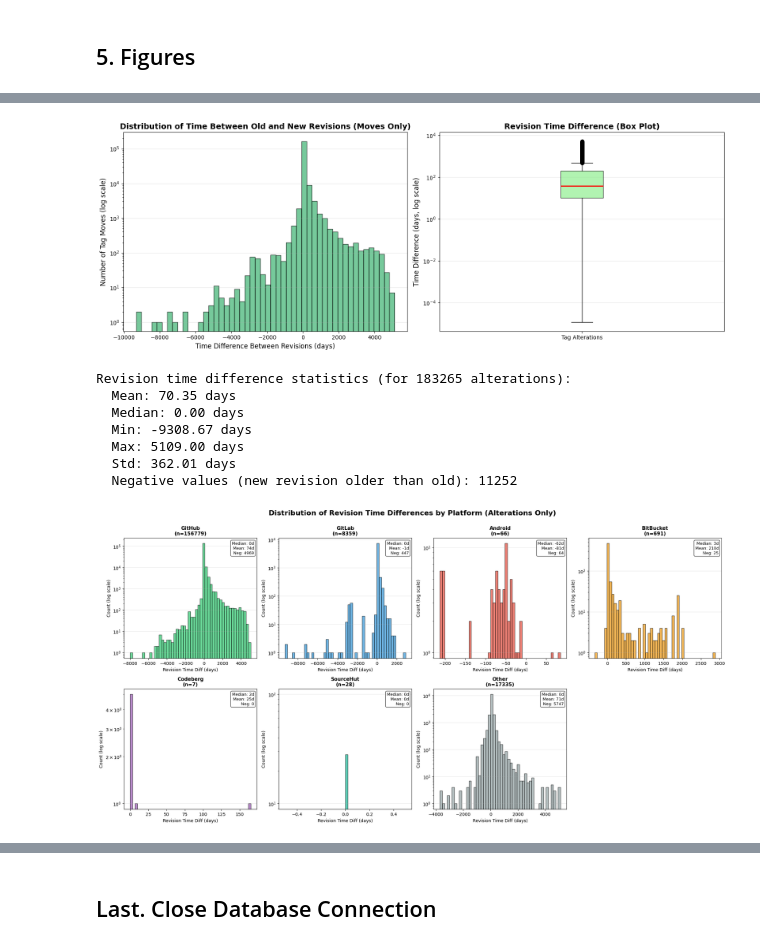
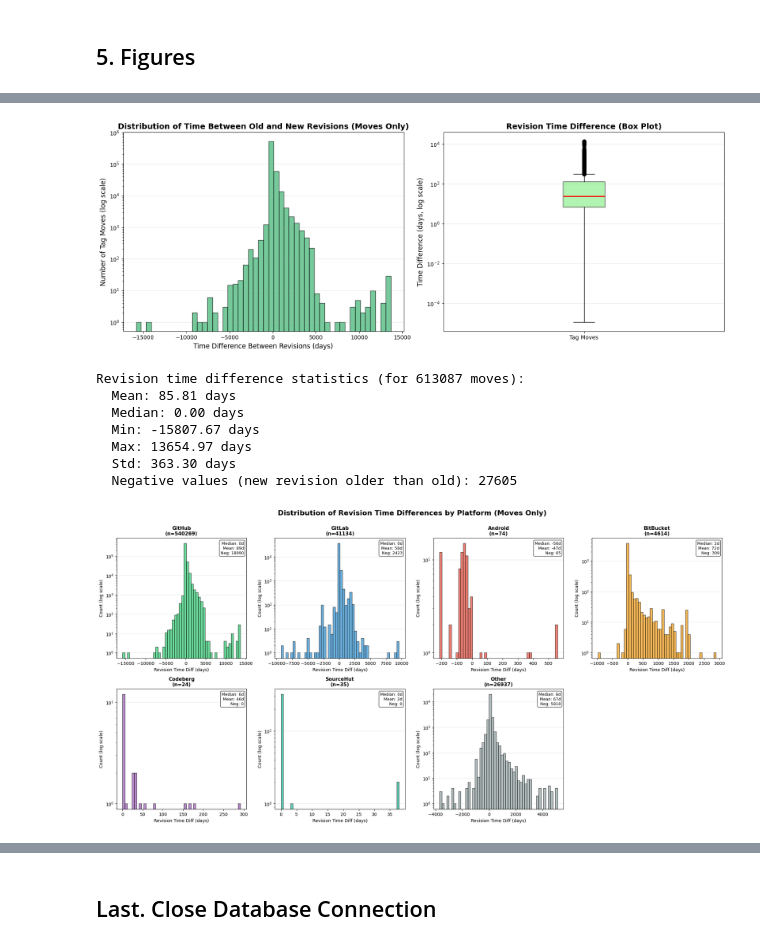
Before and after one commit to srapaport/tags-alterations, a Jupyter notebook: notebooks/analyze_tags.ipynb, the cells around one changed output, grey strips where cells are left out. Cells and saved outputs as stored; diff of their text form; code cells hidden in the pictures.

```diff
--- a/notebooks/analyze_tags.ipynb
+++ b/notebooks/analyze_tags.ipynb
@@ -369,7 +587,7 @@ Amount of inconsistencies: 1544
 # %% [markdown]
 ### 4.3 Time between revision after alteration
 # %%
-tag_alterations['rev_time_diff_days'] = (tag_alterations['new_rev_timestamp'] - tag_alterations['old_rev_timestamp']).dt.total_seconds() / (24 * 3600)
+tag_moves['rev_time_diff_days'] = (tag_moves['new_rev_timestamp'] - tag_moves['old_rev_timestamp']).dt.total_seconds() / (24 * 3600)
 # %% [markdown]
 #### 4.3.1 Minimum
 # %%
@@ -543,7 +762,7 @@ Date range: 2016-03-06 04:10:12 to 2025-10-08 14:44:16
 fig, (ax1, ax2) = plt.subplots(2, 1, figsize=(14, 10))
 
 # Yearly count by platform (alterations only)
-platform_by_year_alt = tag_alterations.groupby(['snap_year', 'platform']).size().unstack(fill_value=0)
+platform_by_year_alt = tag_moves.groupby(['snap_year', 'platform']).size().unstack(fill_value=0)
 platform_by_year_alt = platform_by_year_alt.reindex(columns=platforms, fill_value=0)
 
 platform_by_year_alt.plot(kind='bar', stacked=True, ax=ax1, color=colors, alpha=0.8, width=0.8)
@@ -556,7 +775,7 @@ ax1.tick_params(axis='x', rotation=45)
 
 # Cumulative count by platform (alterations only)
 for i, platform in enumerate(platforms):
-    platform_df = tag_alterations[tag_alterations['platform'] == platform].sort_values('new_snap_timestamp')
+    platform_df = tag_moves[tag_moves['platform'] == platform].sort_values('new_snap_timestamp')
     platform_df['cumulative_count'] = range(1, len(platform_df) + 1)
     if len(platform_df) > 0:
         ax2.plot(platform_df['new_snap_timestamp'],
@@ -574,8 +793,8 @@ ax2.tick_params(axis='x', rotation=45)
 plt.tight_layout()
 plt.show()
 
-print("Platform distribution for tag alterations:")
+print("Platform distribution for tag moves:")
 for platform in platforms:
-    count = len(tag_alterations[tag_alterations['platform'] == platform])
-    print(f"  {platform}: {count} ({100*count/len(tag_alterations):.1f}%)")
+    count = len(tag_moves[tag_moves['platform'] == platform])
+    print(f"  {platform}: {count} ({100*count/len(tag_moves):.1f}%)")
 # %% [output]
@@ -705,7 +924,7 @@ fig, axes = plt.subplots(2, 4, figsize=(20, 10))
 axes = axes.flatten()
 
 for i, platform in enumerate(platforms):
-    platform_df = tag_alterations[tag_alterations['platform'] == platform]
+    platform_df = tag_moves[tag_moves['platform'] == platform]
     time_diffs = platform_df['delta'].dropna()
 
     if len(time_diffs) > 0:
@@ -728,7 +947,7 @@ for i, platform in enumerate(platforms):
 # Hide the last subplot
 axes[7].axis('off')
 
-plt.suptitle('Distribution of Time Between Moves by Platform (Alterations Only)',
+plt.suptitle('Distribution of Time Between Moves by Platform (Moves Only)',
              fontsize=16, fontweight='bold', y=1.00)
 plt.tight_layout()
 plt.show()
@@ -737,9 +1007,9 @@ plt.show()
 # %%
-tag_alterations['rev_time_diff_days'] = (tag_alterations['new_rev_timestamp'] - tag_alterations['old_rev_timestamp']).dt.total_seconds() / (24 * 3600)
+tag_moves['rev_time_diff_days'] = (tag_moves['new_rev_timestamp'] - tag_moves['old_rev_timestamp']).dt.total_seconds() / (24 * 3600)
 
 fig, (ax1, ax2) = plt.subplots(1, 2, figsize=(16, 6))
 
-rev_time_diffs = tag_alterations['rev_time_diff_days'].dropna()
+rev_time_diffs = tag_moves['rev_time_diff_days'].dropna()
 ax1.hist(rev_time_diffs, bins=50, alpha=0.7, color='mediumseagreen', edgecolor='black')
 ax1.set_xlabel('Time Difference Between Revisions (days)', fontsize=12)
 ax1.set_ylabel('Number of Tag Moves (log scale)', fontsize=12)
@@ -756,12 +1026,12 @@ if len(positive_rev_diffs) > 0:
     ax2.set_title('Revision Time Difference (Box Plot)', fontsize=14, fontweight='bold')
     ax2.set_yscale('log')
     ax2.grid(True, alpha=0.3, axis='y')
-    ax2.set_xticklabels(['Tag Alterations'])
+    ax2.set_xticklabels(['Tag Moves'])
 
 plt.tight_layout()
 plt.show()
 
-print(f"Revision time difference statistics (for {len(tag_alterations)} alterations):")
+print(f"Revision time difference statistics (for {len(tag_moves)} moves):")
 print(f"  Mean: {rev_time_diffs.mean():.2f} days")
 print(f"  Median: {rev_time_diffs.median():.2f} days")
 print(f"  Min: {rev_time_diffs.min():.2f} days")
@@ -769,48 +1039,48 @@ print(f"  Max: {rev_time_diffs.max():.2f} days")
 print(f"  Std: {rev_time_diffs.std():.2f} days")
 print(f"  Negative values (new revision older than old): {len(rev_time_diffs[rev_time_diffs < 0])}")
 # %% [output]
-[figure, old version]
+[figure, new version]
-Revision time difference statistics (for 183265 alterations):
-  Mean: 70.35 days
+Revision time difference statistics (for 613087 moves):
+  Mean: 85.81 days
   Median: 0.00 days
-  Min: -9308.67 days
-  Max: 5109.00 days
-  Std: 362.01 days
-  Negative values (new revision older than old): 11252
+  Min: -15807.67 days
+  Max: 13654.97 days
+  Std: 363.30 days
+  Negative values (new revision older than old): 27605
 # %%
 # Platform comparison - Revision Time Difference Distribution (Alterations Only)
 fig, axes = plt.subplots(2, 4, figsize=(20, 10))
 axes = axes.flatten()
 
 for i, platform in enumerate(platforms):
-    platform_df = tag_alterations[tag_alterations['platform'] == platform]
+    platform_df = tag_moves[tag_moves['platform'] == platform]
     rev_time_diffs = platform_df['rev_time_diff_days'].dropna()
 
     if len(rev_time_diffs) > 0:
         axes[i].hist(rev_time_diffs, bins=50, alpha=0.7, color=colors[i], edgecolor='black')
         axes[i].set_xlabel('Revision Time Diff (days)', fontsize=10)
         axes[i].set_ylabel('Count (log scale)', fontsize=10)
         axes[i].set_title(f'{platform}\n(n={len(rev_time_diffs)})', fontsize=11, fontweight='bold')
         axes[i].set_yscale('log')
         axes[i].grid(True, alpha=0.3, axis='y')
 
         # Add stats text
         negative_count = len(rev_time_diffs[rev_time_diffs < 0])
         stats_text = f'Median: {rev_time_diffs.median():.0f}d\nMean: {rev_time_diffs.mean():.0f}d\nNeg: {negative_count}'
         axes[i].text(0.98, 0.97, stats_text, transform=axes[i].transAxes,
                     fontsize=9, verticalalignment='top', horizontalalignment='right',
                     bbox=dict(boxstyle='round', facecolor='white', alpha=0.8))
     else:
         axes[i].text(0.5, 0.5, 'No data', ha='center', va='center')
         axes[i].set_title(f'{platform}\n(n=0)', fontsize=11, fontweight='bold')
 
 # Hide the last subplot
 axes[7].axis('off')
 
-plt.suptitle('Distribution of Revision Time Differences by Platform (Alterations Only)',
+plt.suptitle('Distribution of Revision Time Differences by Platform (Moves Only)',
              fontsize=16, fontweight='bold', y=1.00)
 plt.tight_layout()
 plt.show()
 # %% [output]
-[figure, old version]
+[figure, new version]
 # %%
```
Also changed, not shown: parts of 50 cells of this notebook, 3 other files.
